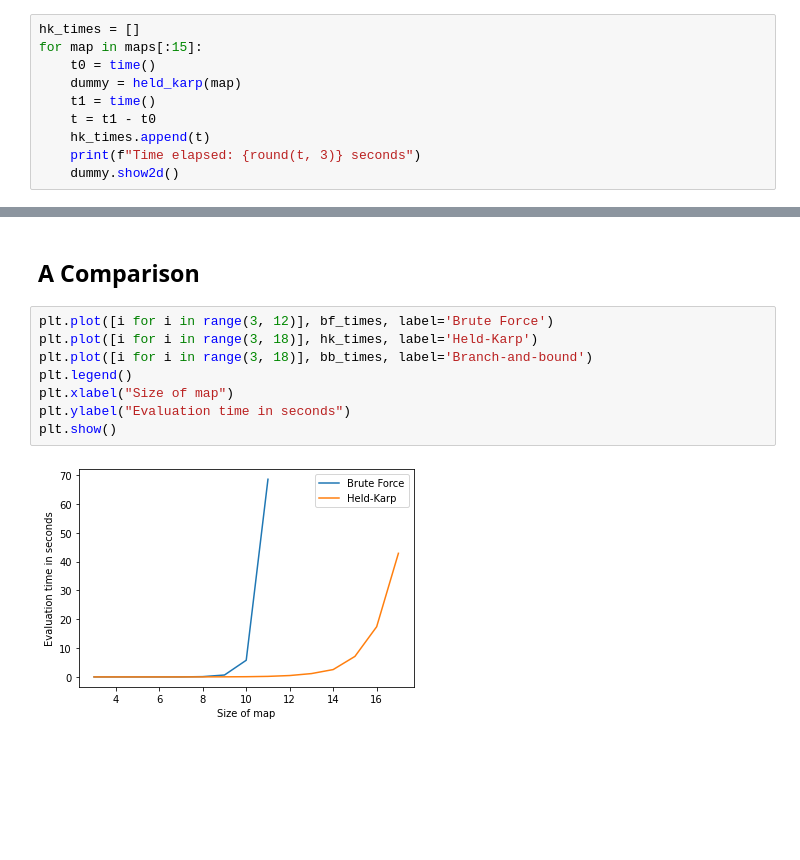
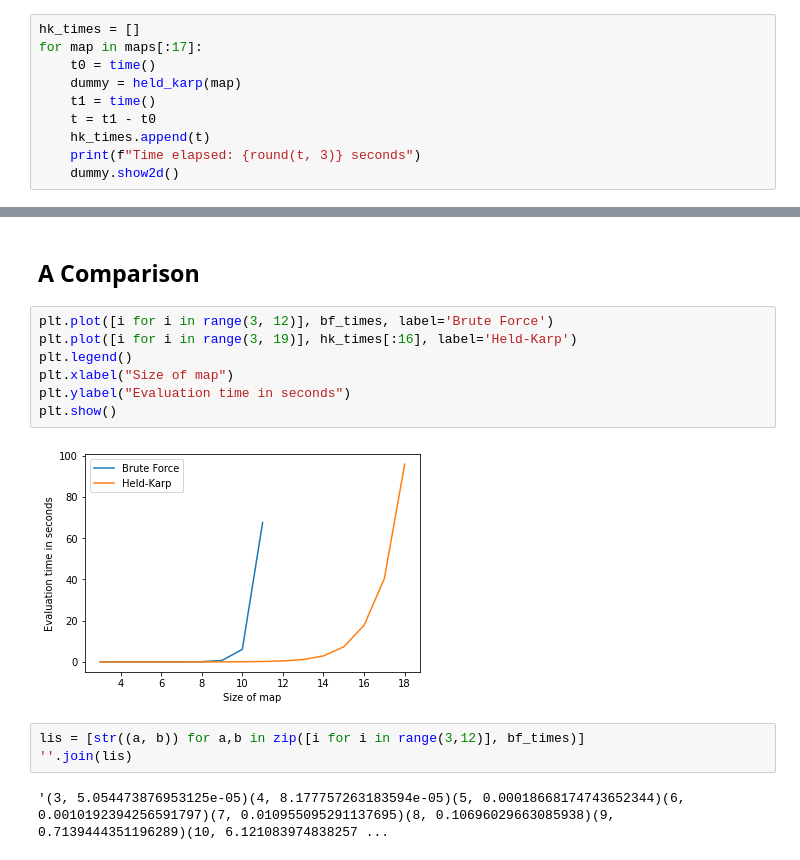
Before and after one commit to Pullabhatla/M2R, a Jupyter notebook: notebooks/exact.ipynb, the cells around one changed output, grey strips where cells are left out. Cells and saved outputs as stored; diff of their text form; blank space fills up the shorter version.

```diff
--- a/notebooks/exact.ipynb
+++ b/notebooks/exact.ipynb
@@ -47,7 +45,7 @@ Time elapsed: 0.067 seconds
 The Held-Karp algorithm utilises memoisation to rule out sub-optimal tours, making it more efficient than brute force. This leads to an improved but still terrible time complexity of $O(n^{2}2^{n})$.
 # %%
 hk_times = []
-for map in maps[:15]:
+for map in maps[:17]:
     t0 = time()
     dummy = held_karp(map)
     t1 = time()
@@ -87,11 +71,15 @@ TypeError: '<' not supported between instances of 'Node' and 'Node'
 ## A Comparison
 # %%
 plt.plot([i for i in range(3, 12)], bf_times, label='Brute Force')
-plt.plot([i for i in range(3, 18)], hk_times, label='Held-Karp')
-plt.plot([i for i in range(3, 18)], bb_times, label='Branch-and-bound')
+plt.plot([i for i in range(3, 19)], hk_times[:16], label='Held-Karp')
 plt.legend()
 plt.xlabel("Size of map")
 plt.ylabel("Evaluation time in seconds")
 plt.show()
 # %% [output]
-[figure, old version]
+[figure, new version]
+# %%
+lis = [str((a, b)) for a,b in zip([i for i in range(3,12)], bf_times)]
+''.join(lis)
+# %% [output]
+'(3, 5.054473876953125e-05)(4, 8.177757263183594e-05)(5, 0.00018668174743652344)(6, 0.0010192394256591797)(7, 0.010955095291137695)(8, 0.10696029663085938)(9, 0.7139444351196289)(10, 6.121083974838257 ...
```
Also changed, not shown: parts of 6 cells of this notebook, 14 other files.
